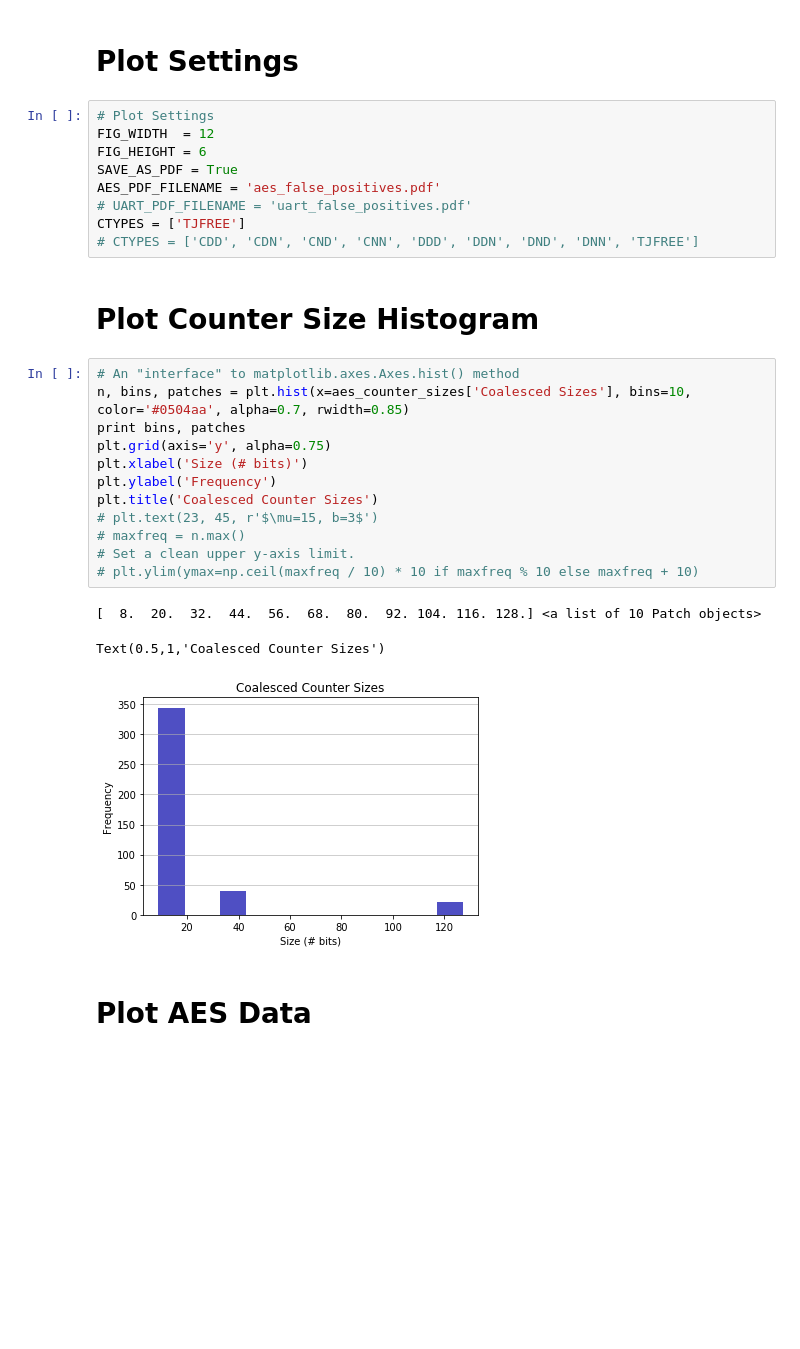
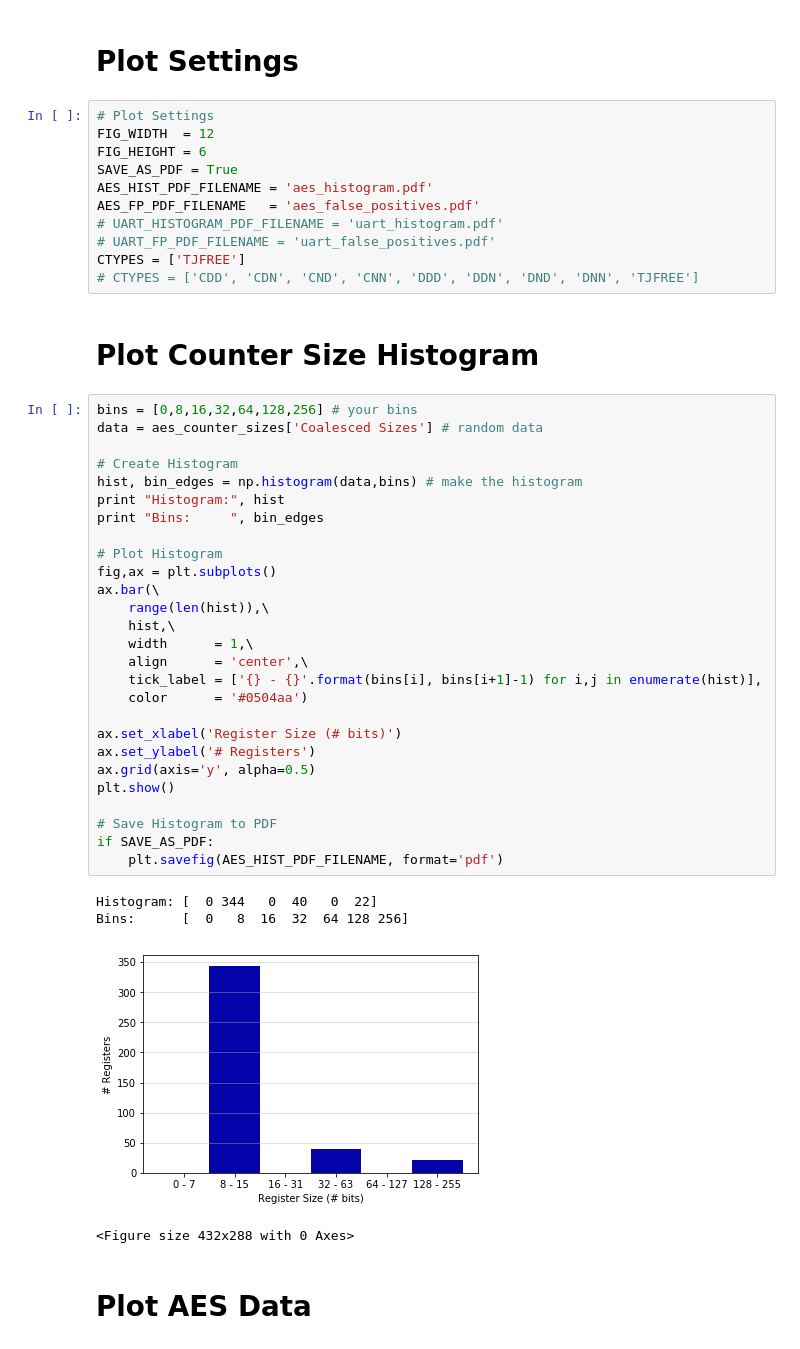
Before and after one commit to timothytrippel/bomberman, a Jupyter notebook: circuits/plots/exp_002_ttb_time_analysis.ipynb, the cells around one changed output. Saved outputs shown, nothing was run; the diff lists cells and outputs as text; blank space fills up the shorter version.

```diff
--- a/circuits/plots/exp_002_ttb_time_analysis.ipynb
+++ b/circuits/plots/exp_002_ttb_time_analysis.ipynb
@@ -24,28 +25,46 @@ aes_ctype_groups  = aes_counter_df.groupby('Counter Type')
 FIG_WIDTH  = 12
 FIG_HEIGHT = 6
 SAVE_AS_PDF = True
-AES_PDF_FILENAME = 'aes_false_positives.pdf'
-# UART_PDF_FILENAME = 'uart_false_positives.pdf'
+AES_HIST_PDF_FILENAME = 'aes_histogram.pdf'
+AES_FP_PDF_FILENAME   = 'aes_false_positives.pdf'
+# UART_HISTOGRAM_PDF_FILENAME = 'uart_histogram.pdf'
+# UART_FP_PDF_FILENAME = 'uart_false_positives.pdf'
 CTYPES = ['TJFREE']
 # CTYPES = ['CDD', 'CDN', 'CND', 'CNN', 'DDD', 'DDN', 'DND', 'DNN', 'TJFREE']
 # %% [markdown]
 # Plot Counter Size Histogram
-# %%
-# An "interface" to matplotlib.axes.Axes.hist() method
-n, bins, patches = plt.hist(x=aes_counter_sizes['Coalesced Sizes'], bins=10, color='#0504aa', alpha=0.7, rwidth=0.85)
-print bins, patches
-plt.grid(axis='y', alpha=0.75)
-plt.xlabel('Size (# bits)')
-plt.ylabel('Frequency')
-plt.title('Coalesced Counter Sizes')
-# plt.text(23, 45, r'$\mu=15, b=3$')
-# maxfreq = n.max()
-# Set a clean upper y-axis limit.
-# plt.ylim(ymax=np.ceil(maxfreq / 10) * 10 if maxfreq % 10 else maxfreq + 10)
-# %% [output]
-[  8.  20.  32.  44.  56.  68.  80.  92. 104. 116. 128.] <a list of 10 Patch objects>
-Text(0.5,1,'Coalesced Counter Sizes')
-[figure, removed]
+# %%
+bins = [0,8,16,32,64,128,256] # your bins
+data = aes_counter_sizes['Coalesced Sizes'] # random data
+
+# Create Histogram
+hist, bin_edges = np.histogram(data,bins) # make the histogram
+print "Histogram:", hist
+print "Bins:     ", bin_edges
+
+# Plot Histogram
+fig,ax = plt.subplots()
+ax.bar(\
+    range(len(hist)),\
+    hist,\
+    width      = 1,\
+    align      = 'center',\
+    tick_label = ['{} - {}'.format(bins[i], bins[i+1]-1) for i,j in enumerate(hist)],
+    color      = '#0504aa')
+
+ax.set_xlabel('Register Size (# bits)')
+ax.set_ylabel('# Registers')
+ax.grid(axis='y', alpha=0.5)
+plt.show()
+
+# Save Histogram to PDF
+if SAVE_AS_PDF:
+    plt.savefig(AES_HIST_PDF_FILENAME, format='pdf')
+# %% [output]
+Histogram: [  0 344   0  40   0  22]
+Bins:      [  0   8  16  32  64 128 256]
+[figure, added]
+<Figure size 432x288 with 0 Axes>
 # %% [markdown]
 # Plot AES Data
 # %%
```
Also changed, not shown: parts of 2 cells of this notebook, 7 other files.
